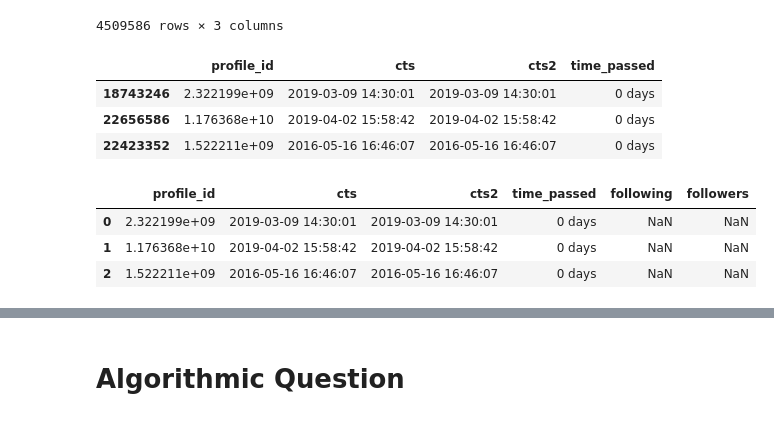
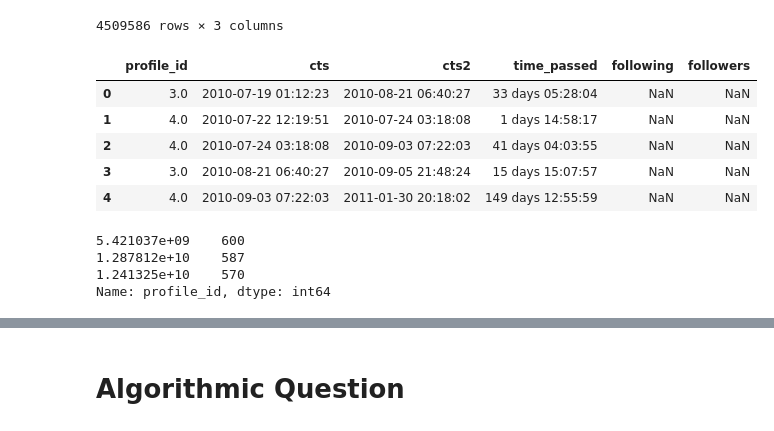
Before and after one commit to PaoloBarba/ADM_HW2, a Jupyter notebook: soukaina_main.ipynb, the cells around one changed output, grey strips where cells are left out. Drawn from its saved outputs; the diff is of its cells as text; code cells hidden in the pictures.

```diff
--- a/soukaina_main.ipynb
+++ b/soukaina_main.ipynb
@@ -118,7 +116,7 @@ Average time before publishing another post is:  33 days 04:45:21.097663469
 # %%
 file2 =("/content/drive/MyDrive/ADM_HW2/instagram_profiles.csv" )
 profiles = pd.read_csv(file2, usecols= ['profile_id','following','followers'], sep='\t')
-timepass1 = pd.DataFrame(profiles[['profile_name','profile_id','following','followers']])
+timepass1 = pd.DataFrame(profiles[['profile_id','following','followers']])
 timepass1
 # %% [output]
 |  | profile_id | following | followers |
@@ -134,22 +132,26 @@ timepass1
 | 4509584 | 2.338990e+07 | 504.0 | 153.0 |
 | 4509585 | 2.088094e+09 | NaN | NaN |
 4509586 rows × 3 columns
-# %%
-#Plot the top 3 users that publish posts more frequently (calculate the average time that passes between posts), including their amount of followers and following. Provide insights from that chart.
-
-time=time.sort_values(by=['time_passed'])
-time.head(3)
-# %% [output]
-|  | profile_id | cts | cts2 | time_passed |
-| 18743246 | 2.322199e+09 | 2019-03-09 14:30:01 | 2019-03-09 14:30:01 | 0 days |
-| 22656586 | 1.176368e+10 | 2019-04-02 15:58:42 | 2019-04-02 15:58:42 | 0 days |
-| 22423352 | 1.522211e+09 | 2016-05-16 16:46:07 | 2016-05-16 16:46:07 | 0 days |
 # %%
 time = pd.concat([time, timepass1], ignore_index=True, sort=False)
 #time=time.sort_values(by=['time_passed'])
-time.head(3)
+time.head(5)
 # %% [output]
 |  | profile_id | cts | cts2 | time_passed | following | followers |
-| 0 | 2.322199e+09 | 2019-03-09 14:30:01 | 2019-03-09 14:30:01 | 0 days | NaN | NaN |
-| 1 | 1.176368e+10 | 2019-04-02 15:58:42 | 2019-04-02 15:58:42 | 0 days | NaN | NaN |
-| 2 | 1.522211e+09 | 2016-05-16 16:46:07 | 2016-05-16 16:46:07 | 0 days | NaN | NaN |
+| 0 | 3.0 | 2010-07-19 01:12:23 | 2010-08-21 06:40:27 | 33 days 05:28:04 | NaN | NaN |
+| 1 | 4.0 | 2010-07-22 12:19:51 | 2010-07-24 03:18:08 | 1 days 14:58:17 | NaN | NaN |
+| 2 | 4.0 | 2010-07-24 03:18:08 | 2010-09-03 07:22:03 | 41 days 04:03:55 | NaN | NaN |
+| 3 | 3.0 | 2010-08-21 06:40:27 | 2010-09-05 21:48:24 | 15 days 15:07:57 | NaN | NaN |
+| 4 | 4.0 | 2010-09-03 07:22:03 | 2011-01-30 20:18:02 | 149 days 12:55:59 | NaN | NaN |
+# %%
+from datetime import timedelta
+users_pub = time.loc[time['time_passed'] != timedelta(days = 0, minutes = 0, seconds = 0), 'profile_id'].value_counts().head(3)
+#users_followers = time.loc[time['followers'] != timedelta(days = 0, minutes = 0, seconds = 0), 'profile_id'].value_counts().head(3)
+#users_following = time.loc[time['following'] != timedelta(days = 0, minutes = 0, seconds = 0), 'profile_id'].value_counts().head(3)
+#print(users_pub,users_followers,users_following)
+users_pub
+# %% [output]
+5.421037e+09    600
+1.287812e+10    587
+1.241325e+10    570
+Name: profile_id, dtype: int64
```
Also changed, not shown: parts of 3 cells of this notebook.
